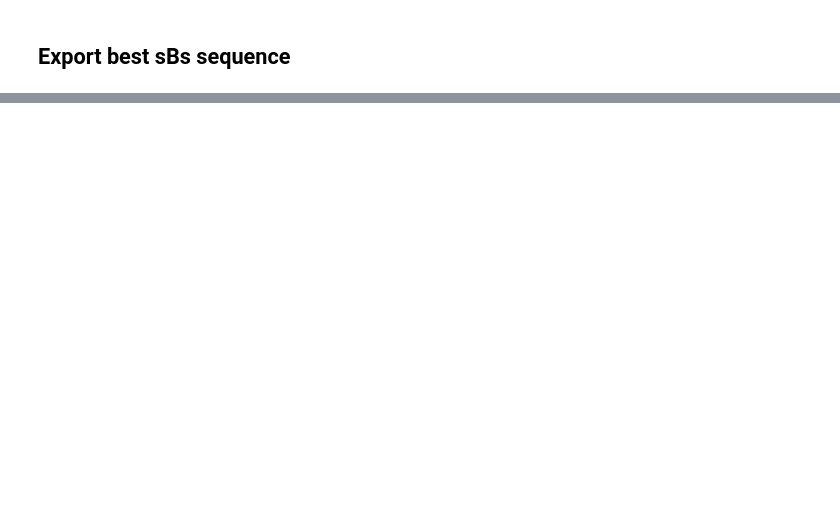
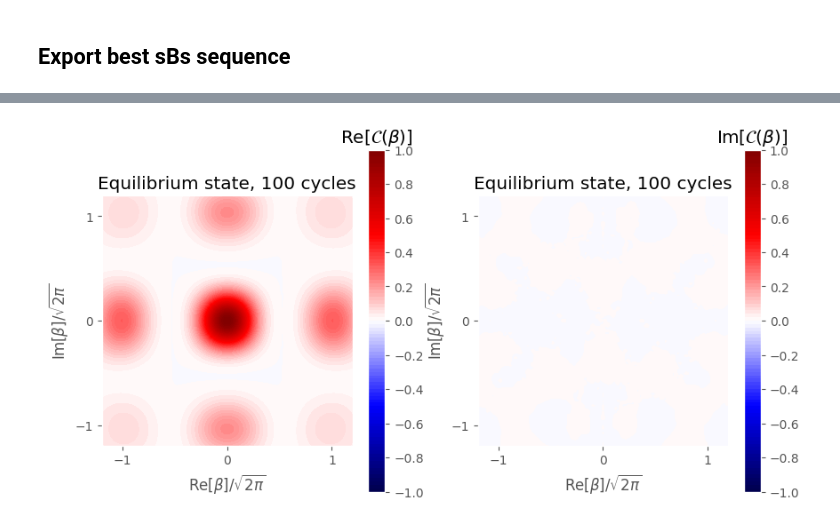
Before and after one commit to EQuS/jaxquantum, a Jupyter notebook: experiments/circuit/11-sbs-LUT.ipynb, the cells around one changed output, grey strips where cells are left out. Saved outputs shown, nothing was run; the diff lists cells and outputs as text; code cells hidden in the pictures; blank space fills up the shorter version.

```diff
--- a/experiments/circuit/11-sbs-LUT.ipynb
+++ b/experiments/circuit/11-sbs-LUT.ipynb
@@ -283,0 +391,35 @@ sbs_max_LL_X = jnp.array([thetas[3:6], phis[3:6], alphas_real[3:6], alphas_imag[
+# %%
+fig, axs = plt.subplots(1, 2, figsize=(10, 5))
+betas_re = jnp.linspace(-3,3, 101)
+betas_im = jnp.linspace(-3,3, 101)
+
+cf_vals, _, _ = calculate_cf(equilibrium_state.ptrace(1), betas_re, betas_im)
+
+for j, ax in enumerate((axs[0], axs[1])):
+    vmin=-1
+    vmax=1
+    sf = 1/(jnp.sqrt(2*jnp.pi))
+
+    if j == 0:
+        cf_vals_plot = jnp.real(cf_vals)
+        cbar_title = r"Re[$\mathcal{C}(\beta)$]"
+    else:
+        cf_vals_plot = jnp.imag(cf_vals)
+        cbar_title = r"Im[$\mathcal{C}(\beta)$]"
+
+    im = ax.contourf(betas_re*sf, betas_im*sf, cf_vals_plot.T, levels=np.linspace(vmin, vmax, 101), cmap="seismic", vmin=vmin, vmax=vmax)
+    ax.set_aspect("equal", adjustable="box")
+    ax.grid()
+
+    ax.set_xticks([-1,0, 1])
+    ax.set_yticks([-1,0, 1])
+    ax.set_xlabel(r"Re[$\beta$]/$\sqrt{2\pi}$")
+    ax.set_ylabel(r"Im[$\beta$]/$\sqrt{2\pi}$")
+
+    cbar = plt.colorbar(im, ax=ax, orientation="vertical")
+    cbar.ax.set_title(cbar_title)
+    cbar.ax.set_yticks(np.linspace(-1, 1, 11))
+
+    ax.set_title(r"Equilibrium state, 100 cycles")
+# %% [output]
+[figure, added]
```
Also changed, not shown: parts of 10 cells of this notebook, 1 other file.
